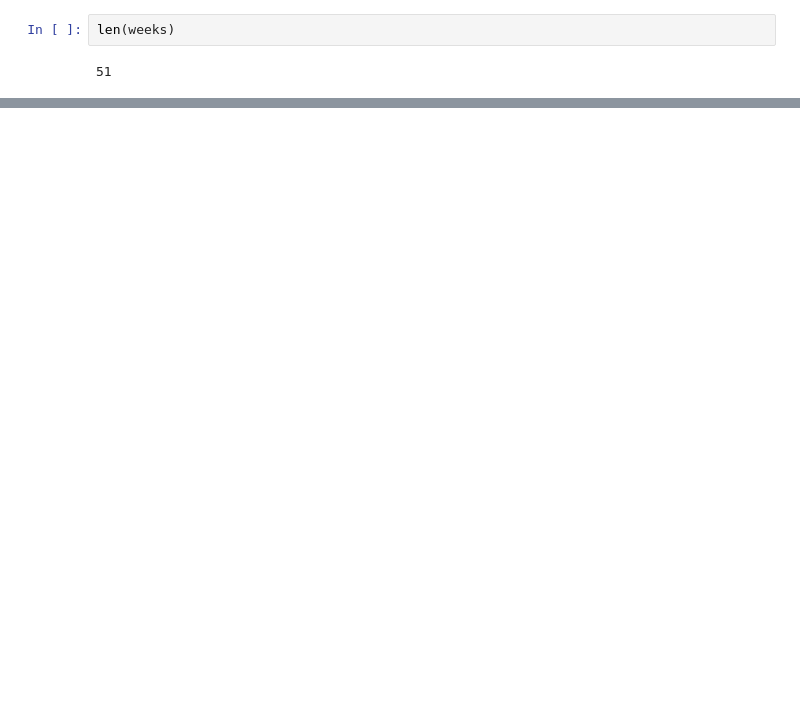
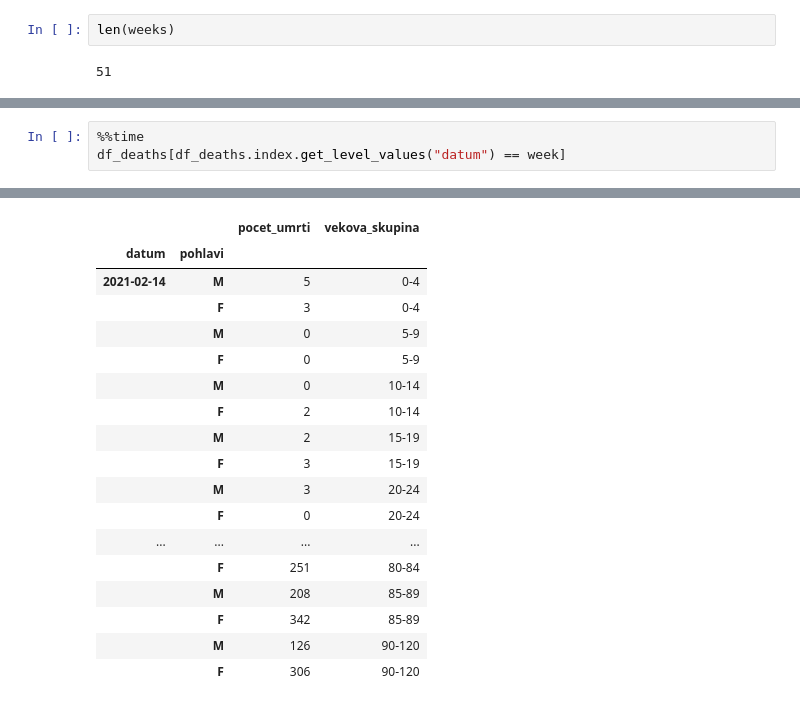
Before and after one commit to PalackyUniversity/nobel-model, a Jupyter notebook: main.ipynb, the cells around one changed output, grey strips where cells are left out. Cells and saved outputs as stored; diff of their text form; blank space fills up the shorter version.

Commit message:
add: deaths

```diff
--- a/main.ipynb
+++ b/main.ipynb
@@ -294,0 +279,4 @@ Je 2021-01-31 a ve věkové skupině 80-100 vyberu    227 lidí s 1 dávkami z
+# %%
+%%time
+df_deaths[df_deaths.index.get_level_values("datum") == week]
+# %% [output]
@@ -294,0 +285,18 @@ Je 2021-01-31 a ve věkové skupině 80-100 vyberu    227 lidí s 1 dávkami z
+|  |  | pocet_umrti | vekova_skupina |
+| datum | pohlavi |  |  |
+| 2021-02-14 | M | 5 | 0-4 |
+|  | F | 3 | 0-4 |
+|  | M | 0 | 5-9 |
+|  | F | 0 | 5-9 |
+|  | M | 0 | 10-14 |
+|  | F | 2 | 10-14 |
+|  | M | 2 | 15-19 |
+|  | F | 3 | 15-19 |
+|  | M | 3 | 20-24 |
+|  | F | 0 | 20-24 |
+| ... | ... | ... | ... |
+|  | F | 251 | 80-84 |
+|  | M | 208 | 85-89 |
+|  | F | 342 | 85-89 |
+|  | M | 126 | 90-120 |
+|  | F | 306 | 90-120 |
```
Also changed, not shown: parts of 17 cells of this notebook.
